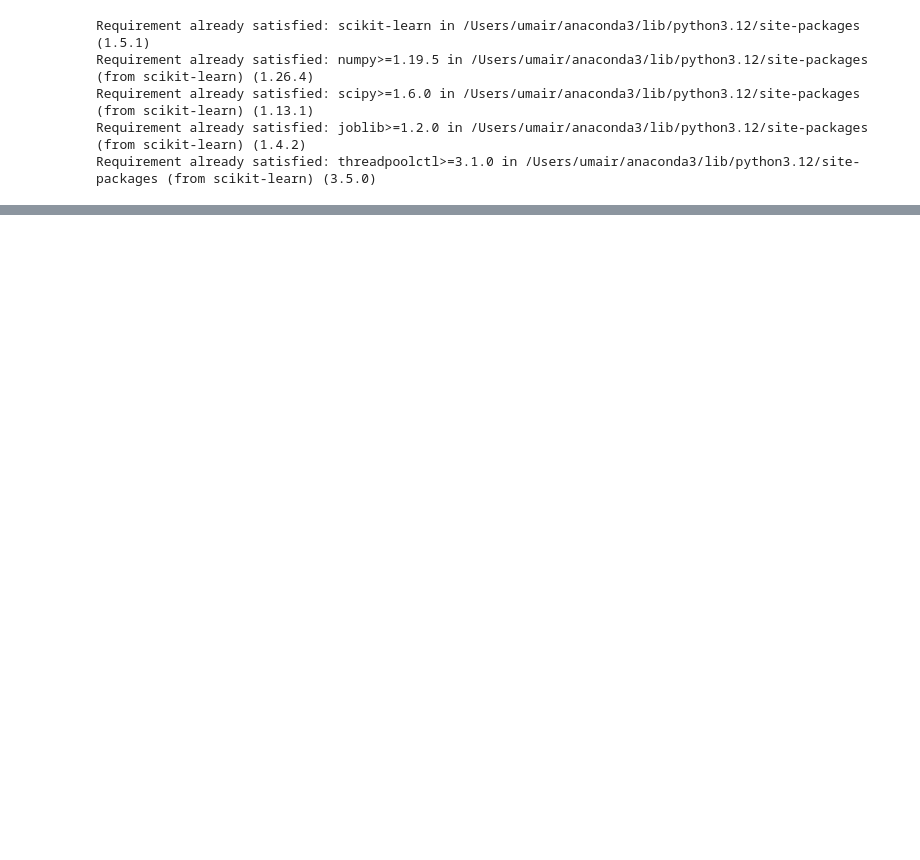
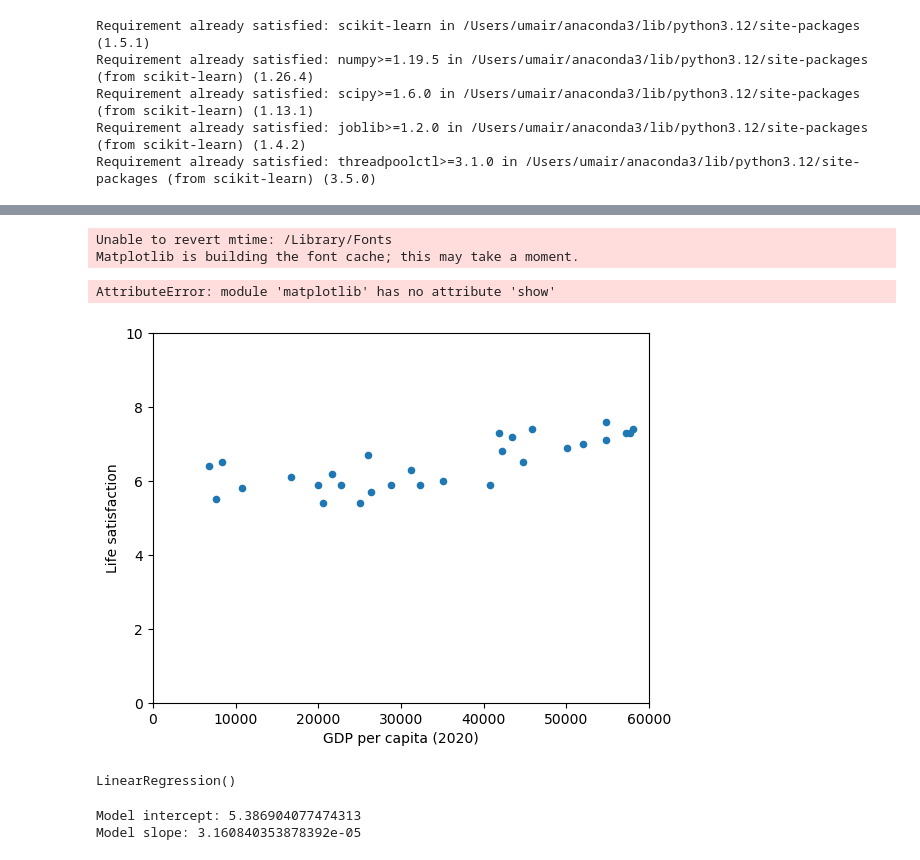
Before and after one commit to Muze1/machine-learning, a Jupyter notebook: gdp-dataset.ipynb, the cells around one changed output, grey strips where cells are left out. Drawn from its saved outputs; the diff is of its cells as text; code cells hidden in the pictures; blank space fills up the shorter version.

```diff
--- a/gdp-dataset.ipynb
+++ b/gdp-dataset.ipynb
@@ -55,6 +56,12 @@ def prepare_country_stats(data_happy,data_gdp):
 
     return test_data, validate_data
 # %%
-country_stats_test, country_stats_validate = prepare_country_stats(df_happy, df_gdp)
-x = np.c_[country_stats_test["GDP per capita (2020)"]]
-y = np.c_[country_stats_test["Life satisfaction"]]
+country_stats_training, country_stats_test = prepare_country_stats(df_happy, df_gdp)
+# %%
+country_stats_training.plot(kind='scatter', x="GDP per capita (2020)", y="Life satisfaction",xlim=[0,60000],ylim=[0,10])
+plt.show()
+# %% [output]
+Unable to revert mtime: /Library/Fonts
+Matplotlib is building the font cache; this may take a moment.
+AttributeError: module 'matplotlib' has no attribute 'show'
+[figure, added]
@@ -60,0 +73,10 @@ y = np.c_[country_stats_test["Life satisfaction"]]
+# %%
+model.fit(x, y)
+# %% [output]
+LinearRegression()
+# %%
+print(f"Model intercept: {model.intercept_[0]}")
+print(f"Model slope: {model.coef_[0][0]}")
+# %% [output]
+Model intercept: 5.386904077474313
+Model slope: 3.160840353878392e-05
```
Also changed, not shown: parts of 4 cells of this notebook.
